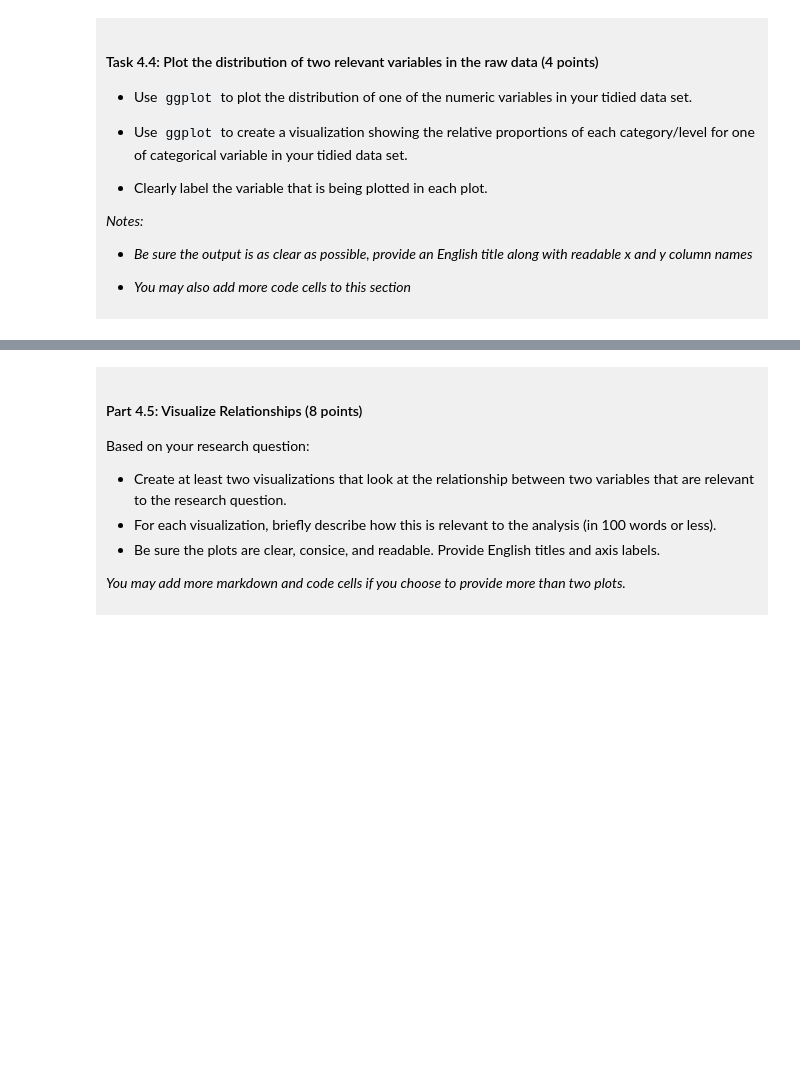
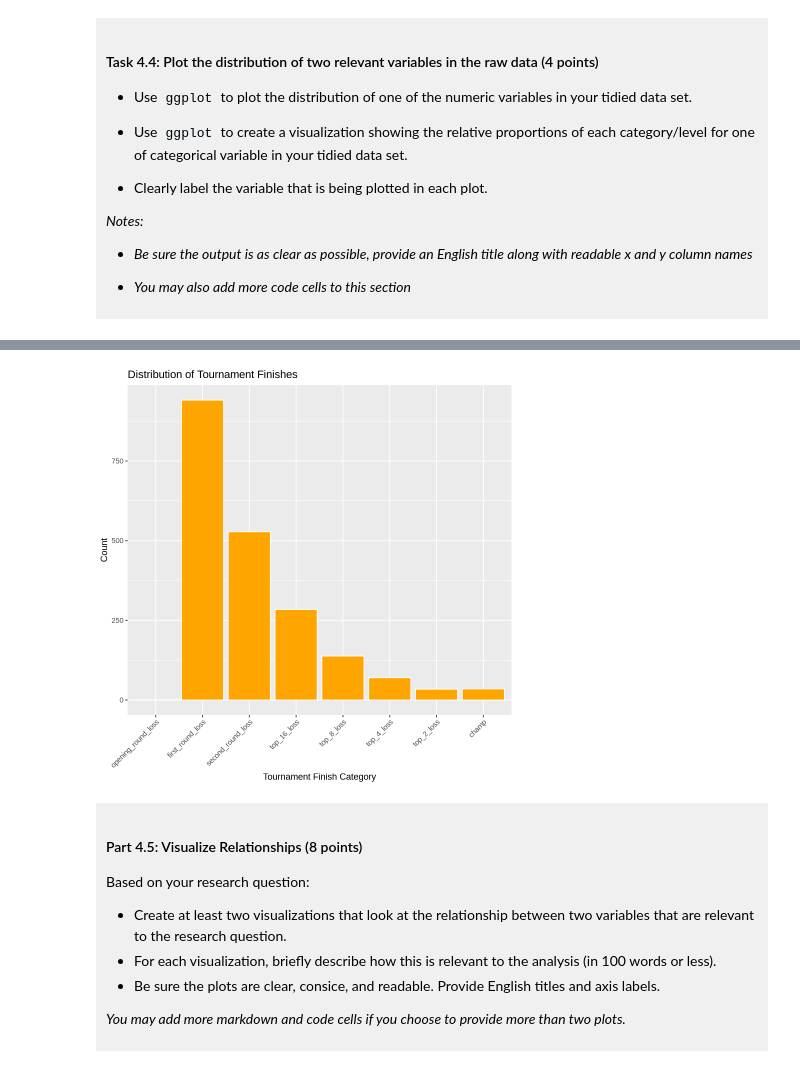
Before and after one commit to ali0171/dsci-100-project-Austin-Li, a Jupyter notebook: dsci-100-project-notebook.ipynb, the cells around one changed output, grey strips where cells are left out. Drawn from its saved outputs; the diff is of its cells as text; code cells hidden in the pictures; blank space fills up the shorter version.

```diff
--- a/dsci-100-project-notebook.ipynb
+++ b/dsci-100-project-notebook.ipynb
@@ -319,5 +364,11 @@ You will refine your research question (if needed) and produce a tidy data set.
 # %%
-### EDIT THIS CODE CELL FOR PLOT 2 ###
+categorial_plot <- ggplot(basketball_tidy, aes(x = tourney_finish)) +
+  geom_bar(fill = "orange", color = "white") +
+  labs(title = "Distribution of Tournament Finishes", x = "Tournament Finish Category", y = "Count") +
+  theme(axis.text.x = element_text(angle = 45, hjust = 1))
+categorial_plot
+# %% [output]
+[figure, added]
 # %% [markdown]
 <div style="background-color: #f0f0f0; padding: 10px;">
 
```
Also changed, not shown: parts of 11 cells of this notebook.
